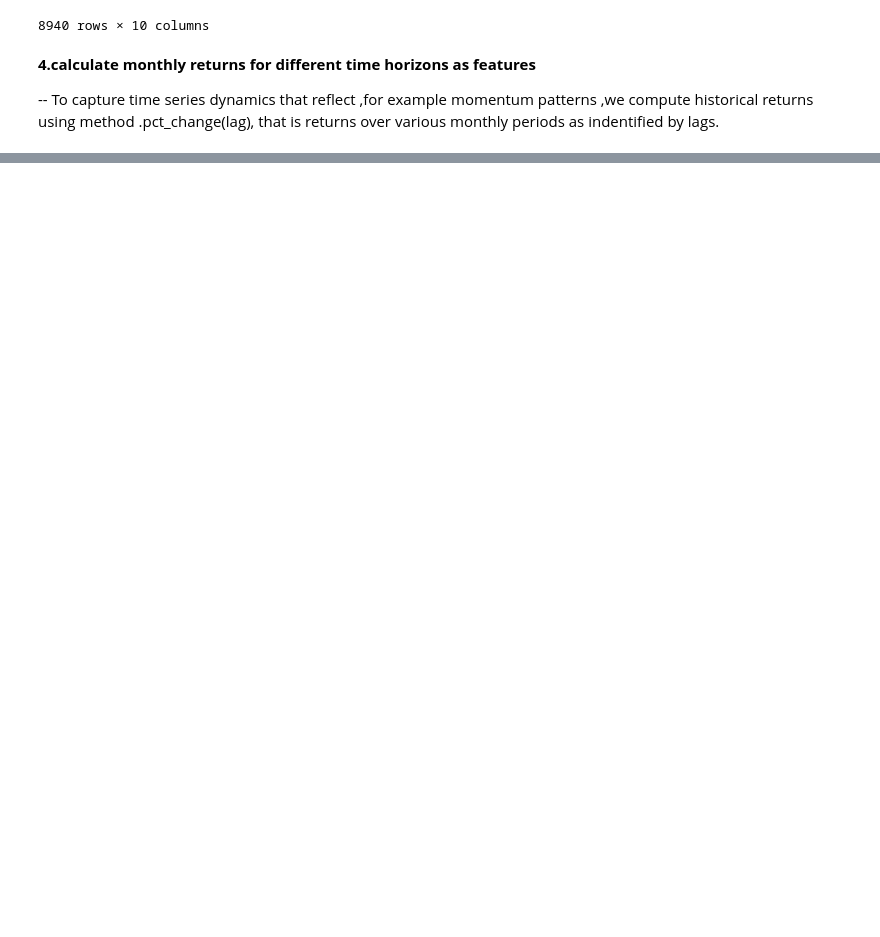
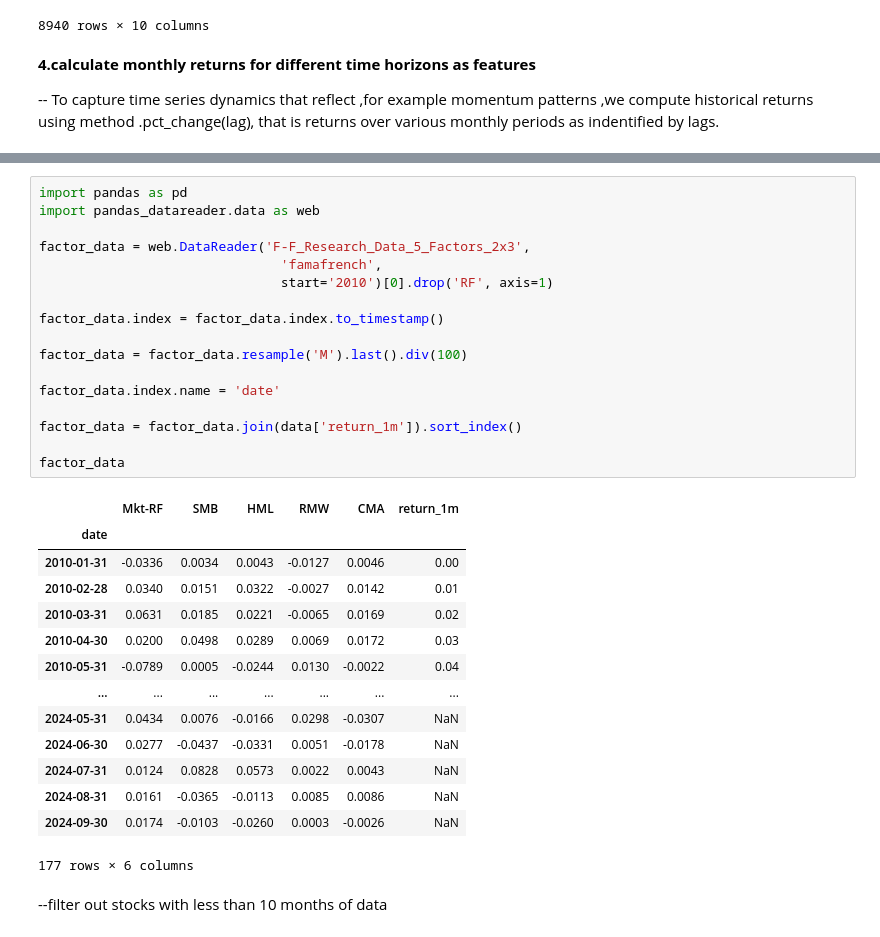
Before and after one commit to DattDixit/unsupervised_learning_trading_algorithm, a Jupyter notebook: unsupervised_learning_trading_algorithm.ipynb, the cells around one changed output, grey strips where cells are left out. Drawn from its saved outputs; the diff is of its cells as text; blank space fills up the shorter version.

```diff
--- a/unsupervised_learning_trading_algorithm.ipynb
+++ b/unsupervised_learning_trading_algorithm.ipynb
@@ -351,0 +351,34 @@ Index([], dtype='object', name='ticker')
+# %%
+import pandas as pd
+import pandas_datareader.data as web
+
+factor_data = web.DataReader('F-F_Research_Data_5_Factors_2x3',
+                               'famafrench',
+                               start='2010')[0].drop('RF', axis=1)
+
+factor_data.index = factor_data.index.to_timestamp()
+
+factor_data = factor_data.resample('M').last().div(100)
+
+factor_data.index.name = 'date'
+
+factor_data = factor_data.join(data['return_1m']).sort_index()
+
+factor_data
+# %% [output]
+|  | Mkt-RF | SMB | HML | RMW | CMA | return_1m |
+| date |  |  |  |  |  |  |
+| 2010-01-31 | -0.0336 | 0.0034 | 0.0043 | -0.0127 | 0.0046 | 0.00 |
+| 2010-02-28 | 0.0340 | 0.0151 | 0.0322 | -0.0027 | 0.0142 | 0.01 |
+| 2010-03-31 | 0.0631 | 0.0185 | 0.0221 | -0.0065 | 0.0169 | 0.02 |
+| 2010-04-30 | 0.0200 | 0.0498 | 0.0289 | 0.0069 | 0.0172 | 0.03 |
+| 2010-05-31 | -0.0789 | 0.0005 | -0.0244 | 0.0130 | -0.0022 | 0.04 |
+| ... | ... | ... | ... | ... | ... | ... |
+| 2024-05-31 | 0.0434 | 0.0076 | -0.0166 | 0.0298 | -0.0307 | NaN |
+| 2024-06-30 | 0.0277 | -0.0437 | -0.0331 | 0.0051 | -0.0178 | NaN |
+| 2024-07-31 | 0.0124 | 0.0828 | 0.0573 | 0.0022 | 0.0043 | NaN |
+| 2024-08-31 | 0.0161 | -0.0365 | -0.0113 | 0.0085 | 0.0086 | NaN |
+| 2024-09-30 | 0.0174 | -0.0103 | -0.0260 | 0.0003 | -0.0026 | NaN |
+177 rows × 6 columns
+# %% [markdown]
+--filter out stocks with less than 10 months of data
```
Also changed, not shown: parts of 11 cells of this notebook.
